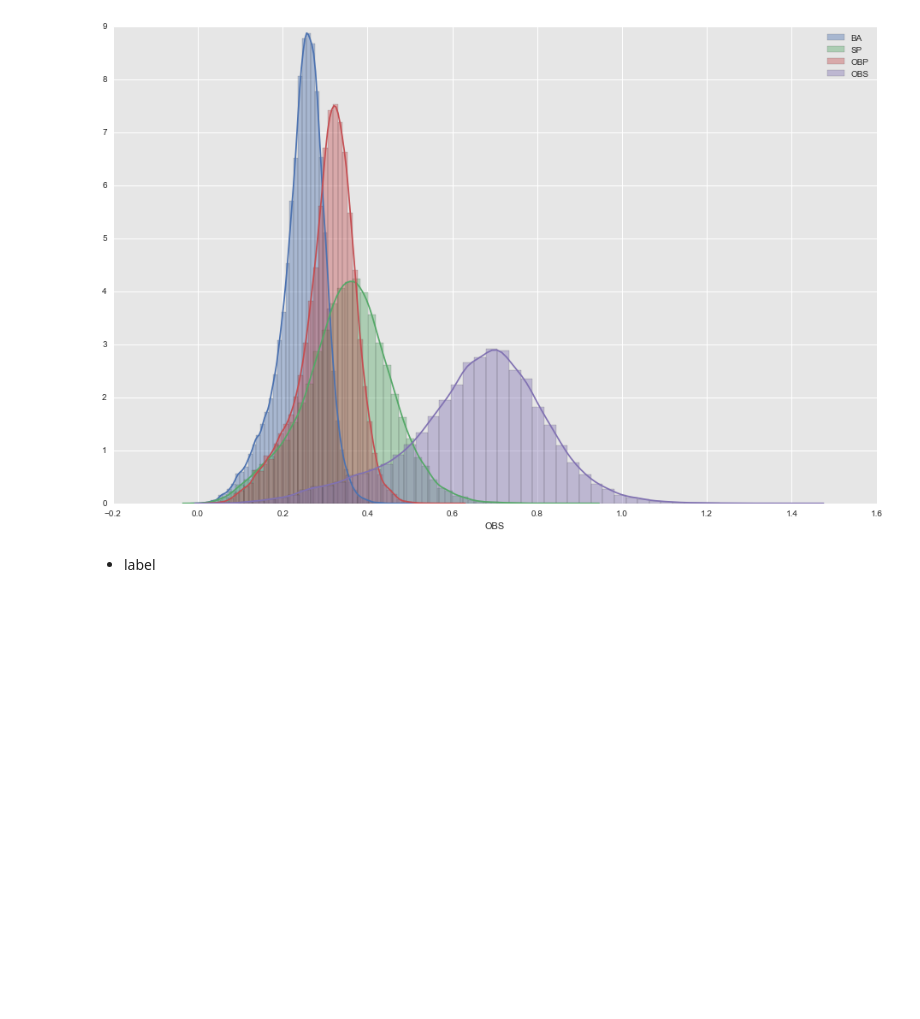
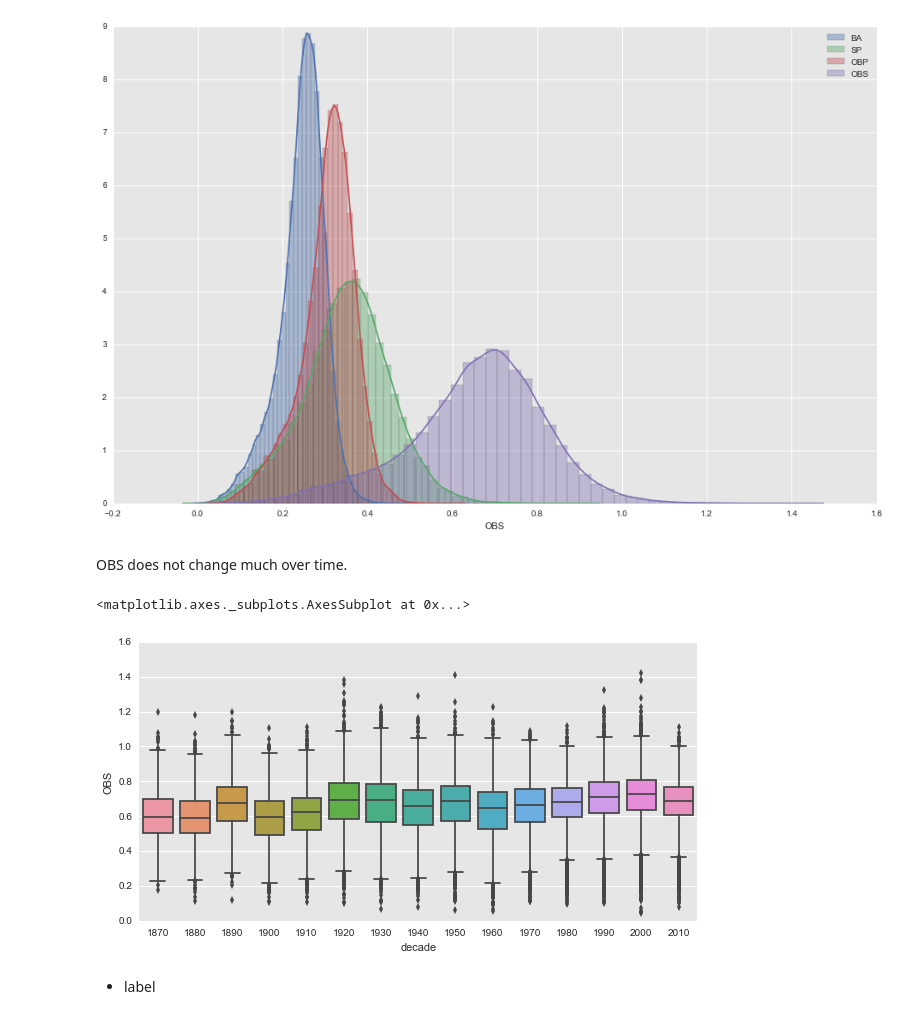
Before and after one commit to kenEldridge/baseball, a Jupyter notebook: baseball.ipynb, the cells around one changed output. Cells and saved outputs as stored; diff of their text form; code cells hidden in the pictures; blank space fills up the shorter version.

Commit message:
added OBS by decade graph

```diff
--- a/baseball.ipynb
+++ b/baseball.ipynb
@@ -531,5 +531,17 @@ plt.legend()
 # %% [output]
 <matplotlib.legend.Legend at 0x...>
 [figure]
+# %% [markdown]
+OBS does not change much over time.
+# %%
+d = [str(x)[0:3] + '0' for x in batting_player_year['yearID']]
+d = [int(x) for x in d]
+batting_player_year['decade'] = d
+batting_player_year = batting_player_year.sort_values(by='decade')
+plt.figure(figsize=(10,5))
+sns.boxplot(x="decade", y="OBS", data=batting_player_year)
+# %% [output]
+<matplotlib.axes._subplots.AxesSubplot at 0x...>
+[figure, added]
 # %% [markdown]
 * label
```
